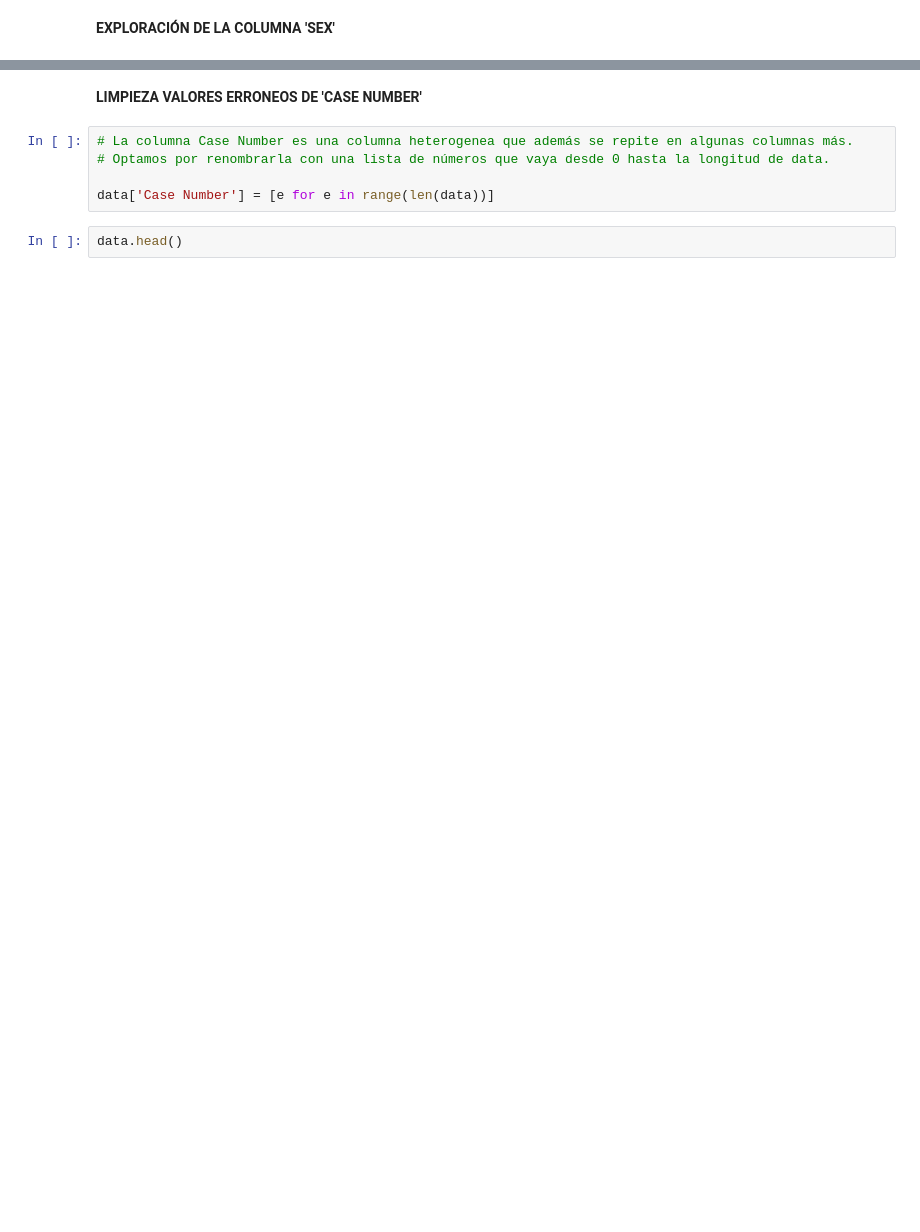
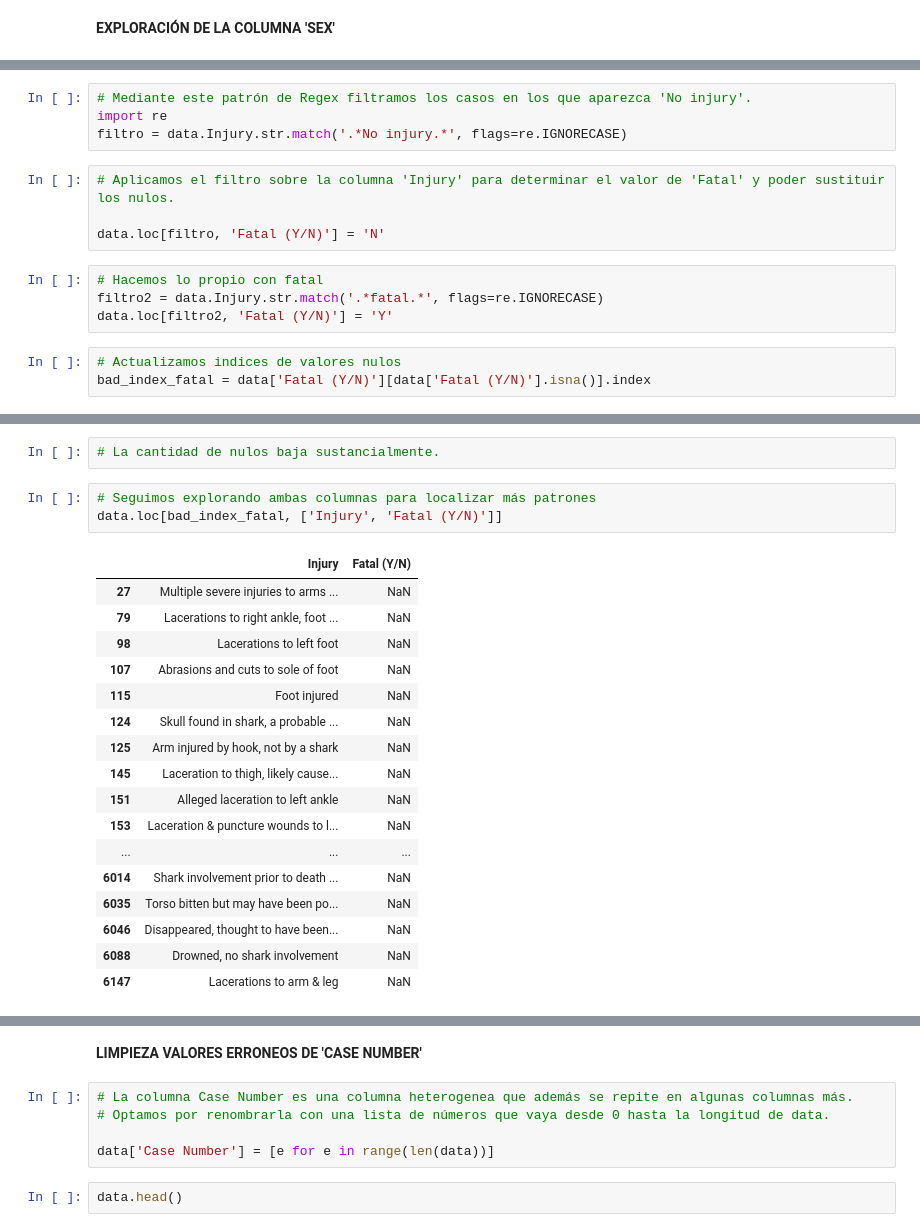
Before and after one commit to Periclates7/Data_cleaning_project, a Jupyter notebook: src/cleaning_sharks.ipynb, the cells around one changed output, grey strips where cells are left out. Drawn from its saved outputs; the diff is of its cells as text; blank space fills up the shorter version.

```diff
--- a/src/cleaning_sharks.ipynb
+++ b/src/cleaning_sharks.ipynb
@@ -727,0 +820,15 @@ dtype: float64
+# %%
+# Mediante este patrón de Regex filtramos los casos en los que aparezca 'No injury'.
+import re
+filtro = data.Injury.str.match('.*No injury.*', flags=re.IGNORECASE)
+# %%
+# Aplicamos el filtro sobre la columna 'Injury' para determinar el valor de 'Fatal' y poder sustituir los nulos.
+
+data.loc[filtro, 'Fatal (Y/N)'] = 'N'
+# %%
+# Hacemos lo propio con fatal
+filtro2 = data.Injury.str.match('.*fatal.*', flags=re.IGNORECASE)
+data.loc[filtro2, 'Fatal (Y/N)'] = 'Y'
+# %%
+# Actualizamos indices de valores nulos
+bad_index_fatal = data['Fatal (Y/N)'][data['Fatal (Y/N)'].isna()].index
@@ -727,0 +839,23 @@ dtype: float64
+# %%
+# La cantidad de nulos baja sustancialmente.
+# %%
+# Seguimos explorando ambas columnas para localizar más patrones
+data.loc[bad_index_fatal, ['Injury', 'Fatal (Y/N)']]
+# %% [output]
+|  | Injury | Fatal (Y/N) |
+| 27 | Multiple severe injuries to arms ... | NaN |
+| 79 | Lacerations to right ankle, foot ... | NaN |
+| 98 | Lacerations to left foot | NaN |
+| 107 | Abrasions and cuts to sole of foot | NaN |
+| 115 | Foot injured | NaN |
+| 124 | Skull found in shark, a probable ... | NaN |
+| 125 | Arm injured by hook, not by a shark | NaN |
+| 145 | Laceration to thigh, likely cause... | NaN |
+| 151 | Alleged laceration to left ankle | NaN |
+| 153 | Laceration & puncture wounds to l... | NaN |
+| ... | ... | ... |
+| 6014 | Shark involvement prior to death ... | NaN |
+| 6035 | Torso bitten but may have been po... | NaN |
+| 6046 | Disappeared, thought to have been... | NaN |
+| 6088 | Drowned, no shark involvement | NaN |
+| 6147 | Lacerations to arm & leg | NaN |
```
Also changed, not shown: parts of 26 cells of this notebook.
